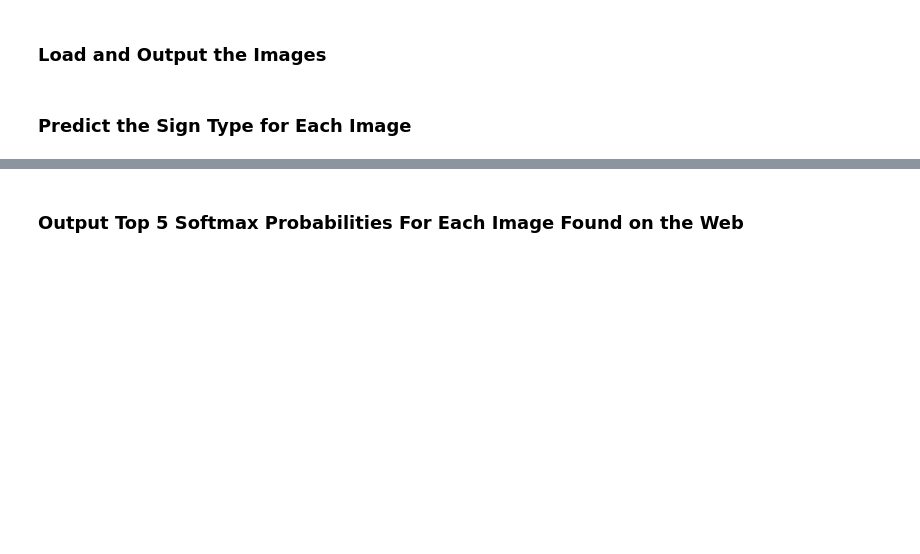
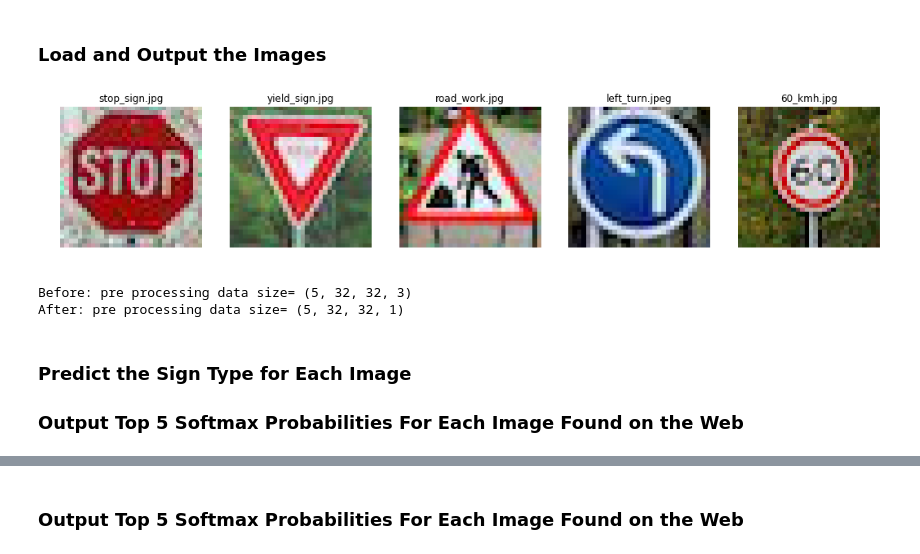
Before and after one commit to raghu467/Traffic_sign_classfier, a Jupyter notebook: Traffic_Sign_Classifier.ipynb, the cells around one changed output, grey strips where cells are left out. Saved outputs shown, nothing was run; the diff lists cells and outputs as text; code cells hidden in the pictures; blank space fills up the shorter version.

```diff
--- a/Traffic_Sign_Classifier.ipynb
+++ b/Traffic_Sign_Classifier.ipynb
@@ -328,11 +326,11 @@ def Neural_network(x):
     fc2    = tf.matmul(fc1, fc2_W) + fc2_b
 
     # SOLUTION: Activation
- .   fc2    = tf.nn.relu(fc2)
+    fc2    = tf.nn.relu(fc2)
 
     # SOLUTION: Layer 5: Fully Connected. Input = 84. Output = 10.
-    fc3_W  = tf.Variable(tf.truncated_normal(shape=(84, 10), mean = mu, stddev = sigma))
-    fc3_b  = tf.Variable(tf.zeros(10))
+    fc3_W  = tf.Variable(tf.truncated_normal(shape=(84, 43), mean = mu, stddev = sigma))
+    fc3_b  = tf.Variable(tf.zeros(43))
     logits = tf.matmul(fc2, fc3_W) + fc3_b
 
     return logits
@@ -343,6 +341,16 @@ keep_prob = tf.placeholder(tf.float32)
 one_hot_y = tf.one_hot(y, 43)
 # %%
 # The below is used in the validation part of the neural network
+
+# Setting learning rate, loss functions, and optimizer
+rate = 0.005
+
+logits = Neural_network(x)
+cross_entropy = tf.nn.softmax_cross_entropy_with_logits(logits, one_hot_y)
+loss_operation = tf.reduce_mean(cross_entropy)
+optimizer = tf.train.AdamOptimizer(learning_rate = rate)
+training_operation = optimizer.minimize(loss_operation)
+
 correct_prediction = tf.equal(tf.argmax(logits, 1), tf.argmax(one_hot_y, 1))
 accuracy_operation = tf.reduce_mean(tf.cast(correct_prediction, tf.float32))
 
@@ -358,7 +366,7 @@ def evaluate(X_data, y_data):
 # %%
 ### Train your model here.
 ### Feel free to use as many code cells as needed.
-save_file = 'train_model.ckpt'
+save_file = './train_model.ckpt'
 saver = tf.train.Saver()
 
 with tf.Session() as sess:
@@ -381,4 +389,4 @@ with tf.Session() as sess:
 
     # Save the model
     saver.save(sess, save_file)
-    print('Trained Model Saved.')
+    print('Trained Model Saved at:',save_file)
@@ -398,2 +431,36 @@ You may find `signnames.csv` useful as it contains mappings from the class id (i
+# %%
+### Load the images and plot them here.
+### Feel free to use as many code cells as needed.
+import os
+import matplotlib.image as mpimg
+test_images_dir="./test_images"
+test_images = os.listdir(test_images_dir)
+
+plt.figure(figsize=(18, 18))
+test_images_data = []
+index=0
+for i in test_images:
+    index=index+1
+    plt.subplot(1, 5,index)
+    plt.title(i)
+    i = test_images_dir + "/"+i
+    test_image = mpimg.imread(i)
+    test_images_data.append(test_image)
+    plt.imshow(test_image)
+    plt.axis('off')
+plt.show()
+# %% [output]
+[figure, added]
+# %%
+test_images_data = np.array(test_images_data)
+print("Before: pre processing data size=",test_images_data.shape)
+#convert to gray and normalize the test_image_data
+test_images_data = np.sum(test_images_data/3, axis=3, keepdims=True)
+test_images_data=test_images_data/255
+print("After: pre processing data size=",test_images_data.shape)
+# %% [output]
+Before: pre processing data size= (5, 32, 32, 3)
+After: pre processing data size= (5, 32, 32, 1)
 # %% [markdown]
 ### Predict the Sign Type for Each Image
+### Output Top 5 Softmax Probabilities For Each Image Found on the Web
```
Also changed, not shown: parts of 8 cells of this notebook.
